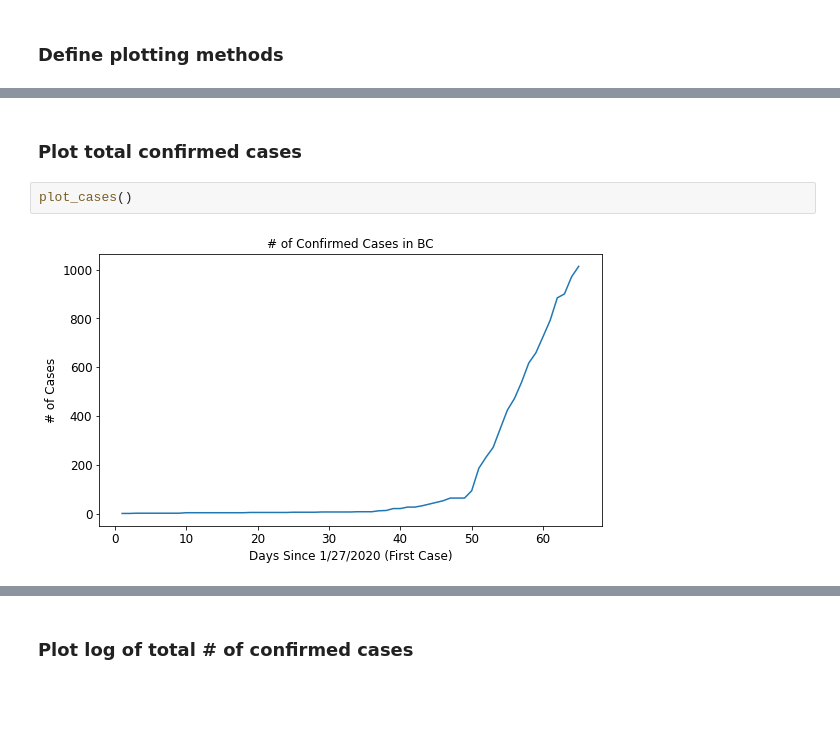
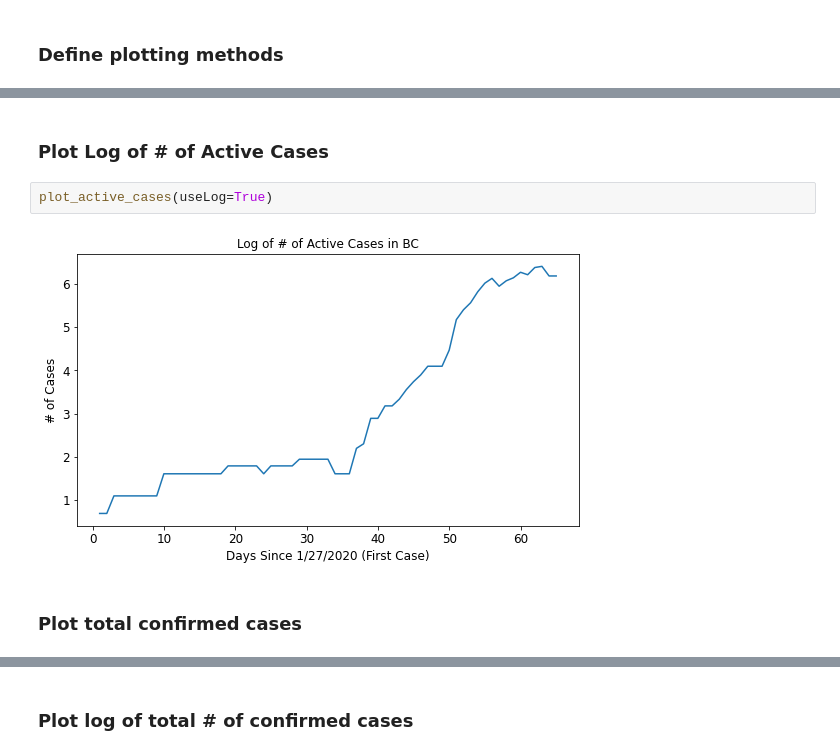
Before and after one commit to valarao/bc-covid-visualizations, a Jupyter notebook: BC COVID-19 Visualizations.ipynb, the cells around one changed output, grey strips where cells are left out. Cells and saved outputs as stored; diff of their text form; blank space fills up the shorter version.

```diff
--- a/BC COVID-19 Visualizations.ipynb
+++ b/BC COVID-19 Visualizations.ipynb
@@ -124,6 +165,8 @@ def plot_daily_increases_vs_total_confirmed(useLog=False):
+# %% [markdown]
+### Plot Log of # of Active Cases
+# %%
+plot_active_cases(useLog=True)
+# %% [output]
+[figure, added]
 # %% [markdown]
 ### Plot total confirmed cases
-# %%
-plot_cases()
-# %% [output]
-[figure, removed]
```
Also changed, not shown: parts of 16 cells of this notebook, 3 other files.
